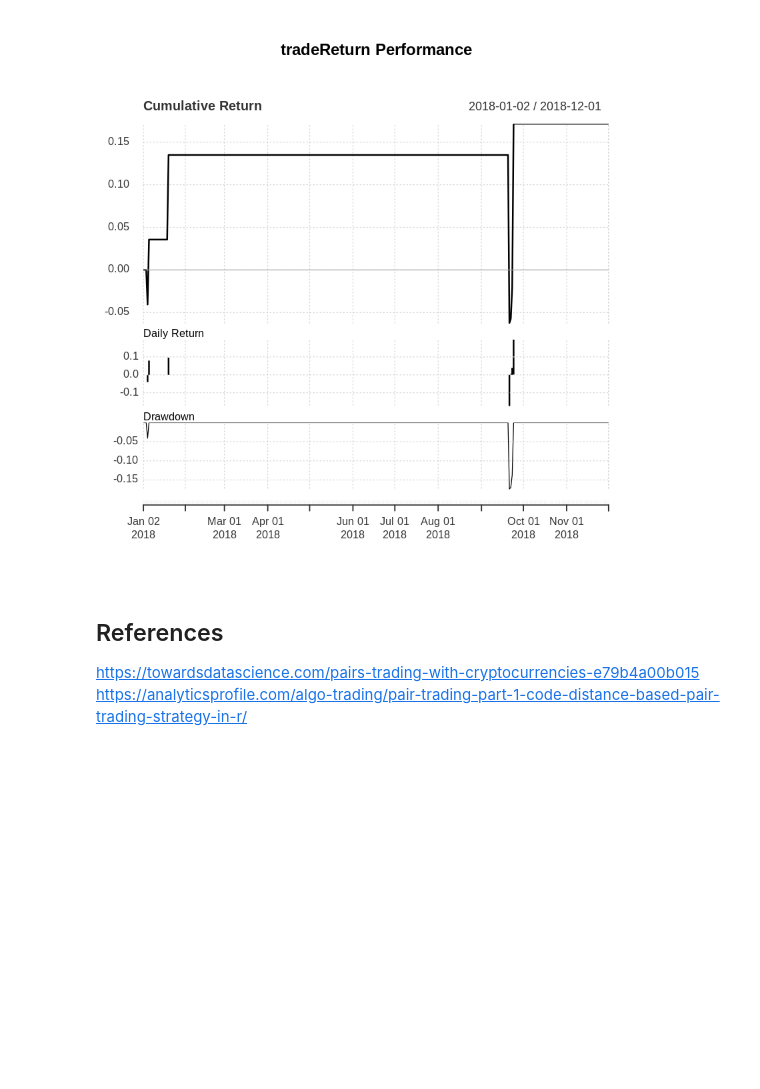
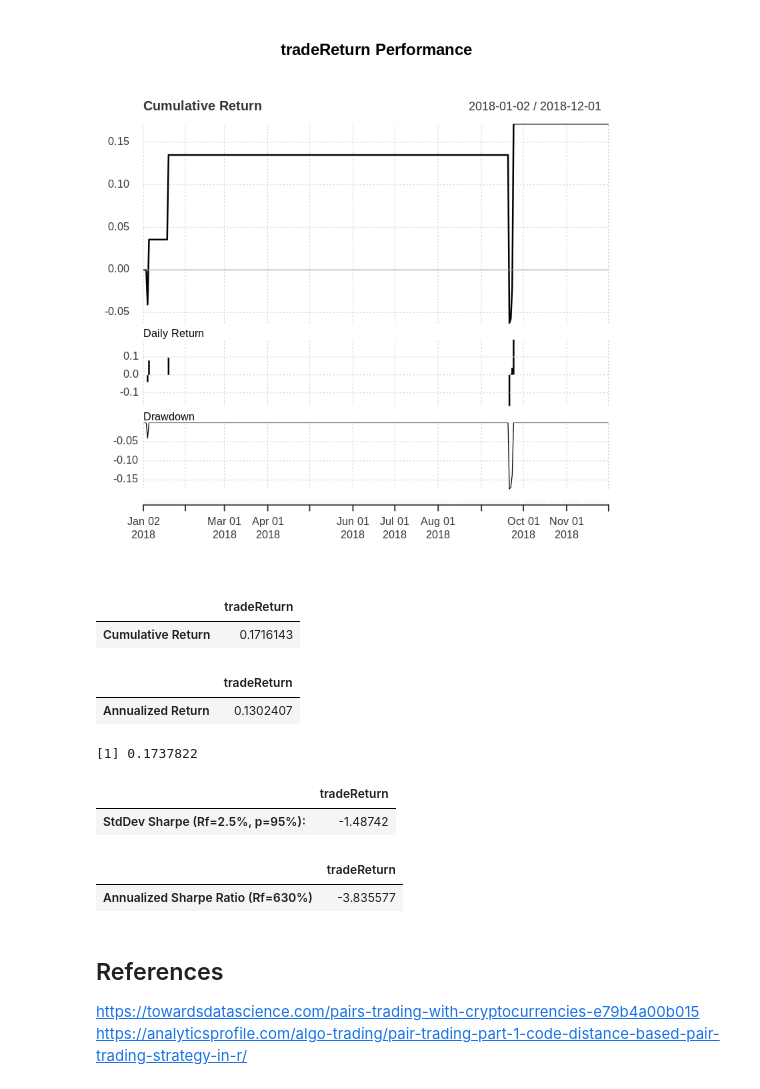
Before and after one commit to yehjxraymond/wqu_econometrics_group_proj, a Jupyter notebook: submission3/Untitled.ipynb, the cells around one changed output. Cells and saved outputs as stored; diff of their text form; code cells hidden in the pictures; blank space fills up the shorter version.

```diff
--- a/submission3/Untitled.ipynb
+++ b/submission3/Untitled.ipynb
@@ -190,6 +190,22 @@ head(RES)
 charts.PerformanceSummary(na.approx(RES$tradeReturn))
 # %% [output]
 [figure]
+# %%
+Return.cumulative(RES$tradeReturn)
+Return.annualized(RES$tradeReturn)
+maxDrawdown(RES$tradeReturn)
+SharpeRatio(RES$tradeReturn, Rf = 0.025, p=0.95, FUN = "StdDev")
+SharpeRatio.annualized(RES$tradeReturn, Rf = 0.025)
+# %% [output]
+|  | tradeReturn |
+| Cumulative Return | 0.1716143 |
+|  | tradeReturn |
+| Annualized Return | 0.1302407 |
+[1] 0.1737822
+|  | tradeReturn |
+| StdDev Sharpe (Rf=2.5%, p=95%): | -1.48742 |
+|  | tradeReturn |
+| Annualized Sharpe Ratio (Rf=630%) | -3.835577 |
 # %% [markdown]
 ## References
 https://towardsdatascience.com/pairs-trading-with-cryptocurrencies-e79b4a00b015
```
